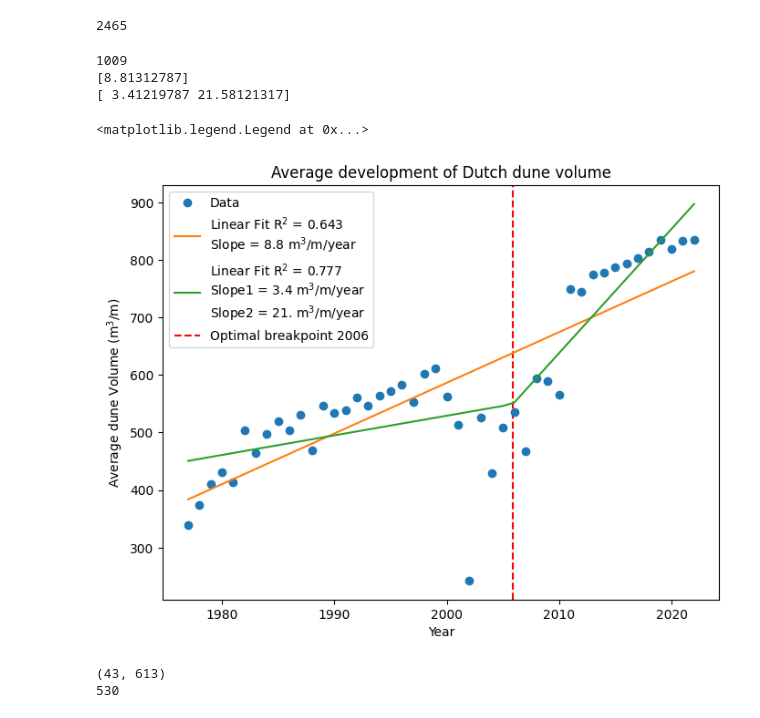
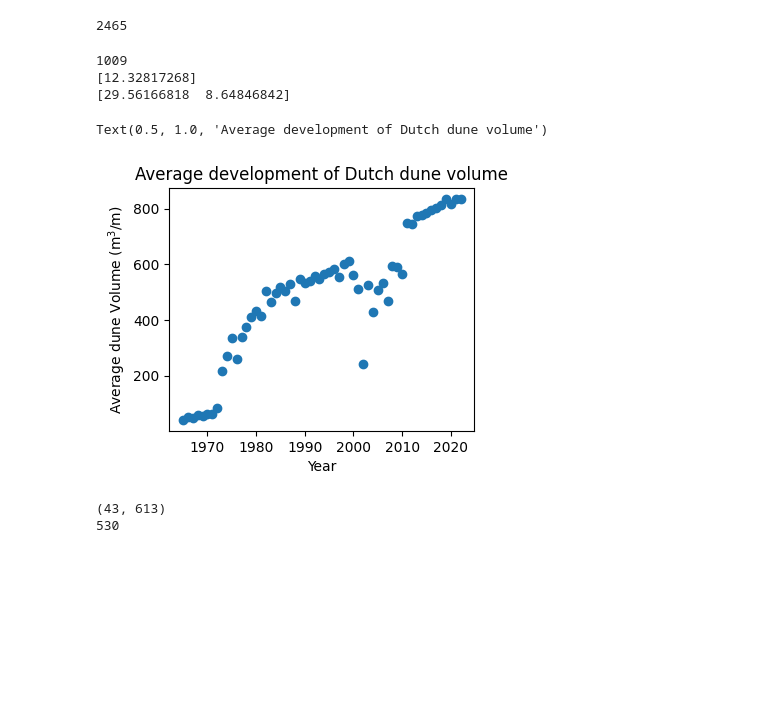
Before and after one commit to Sierd/JAT, a Jupyter notebook: Examples/DuneVolumeS/AllVolumes.ipynb, the cells around one changed output. Drawn from its saved outputs; the diff is of its cells as text; code cells hidden in the pictures; blank space fills up the shorter version.

```diff
--- a/Examples/DuneVolumeS/AllVolumes.ipynb
+++ b/Examples/DuneVolumeS/AllVolumes.ipynb
@@ -69,8 +69,11 @@ print(data_array_filtered.shape[1])
 
 all = np.nansum(data_array_filtered/data_array_filtered.shape[1], axis=1)
 
-x = data.index[12:-2]
-y = all[12:]
+# x = data.index[12:-2]
+# y = all[12:]
+
+x = data.index[:-2]
+y = all[:]
 
 my_pwlf = pwlf.PiecewiseLinFit(x, y)
 res1 = my_pwlf.fit(1)
@@ -79,45 +82,45 @@ y_hat1 = my_pwlf.predict(x)
 # value of slope and intercept
 print(my_pwlf.slopes)
 
 cm = 1/2.54
 
-fig, ax = plt.subplots(figsize=(20*cm, 15*cm))
+fig, ax = plt.subplots(figsize=(10*cm, 8*cm))
 ax.plot(x, y, 'o', label='Data')
-ax.plot(x, y_hat1, '-', label = 'Linear Fit R$^2$ = ' + str(my_pwlf.r_squared())[0:5] +
-        '\nSlope = ' + str(my_pwlf.slopes[0])[0:3] + ' m$^3$/m/year')
+# ax.plot(x, y_hat1, '-', label = 'Linear Fit R$^2$ = ' + str(my_pwlf.r_squared())[0:5] +
+#         '\nSlope = ' + str(my_pwlf.slopes[0])[0:3] + ' m$^3$/m/year')
 # ax.plot(data.index[12:-2], all[12:],'o', label='transects ' + str(data_array_filtered.shape[1]) + '/' + str(data_array.shape[1]) + '\n '
 # 'datapoints = ' + str(n_datapoints))
 
 # ax.plot(x, y_hat1, '-', label='Linear Fit R$^2$ = ' + str(my_pwlf.r_squared())[0:5])
 
 res2 = my_pwlf.fit(2)
 y_hat2 = my_pwlf.predict(x)
 print(my_pwlf.slopes)
 
 
 
 # Plot the piecewise linear fit
-ax.plot(x, y_hat2, '-', label = 'Linear Fit R$^2$ = ' + str(my_pwlf.r_squared())[0:5] +
-        '\nSlope1 = ' + str(my_pwlf.slopes[0])[0:3] + ' m$^3$/m/year' +
-        '\nSlope2 = ' + str(my_pwlf.slopes[1])[0:3] + ' m$^3$/m/year')
+# ax.plot(x, y_hat2, '-', label = 'Linear Fit R$^2$ = ' + str(my_pwlf.r_squared())[0:5] +
+#         '\nSlope1 = ' + str(my_pwlf.slopes[0])[0:3] + ' m$^3$/m/year' +
+#         '\nSlope2 = ' + str(my_pwlf.slopes[1])[0:3] + ' m$^3$/m/year')
 # Add vertical line for the optimal breakpoint
-ax.axvline(x=res2[1], color='r', linestyle='--', zorder=0, label='Optimal breakpoint ' + str(res2[1].round())[0:4])
+# ax.axvline(x=res2[1], color='r', linestyle='--', zorder=0, label='Optimal breakpoint ' + str(res2[1].round())[0:4])
 
 # ad abels and title
 ax.set_xlabel('Year')
 ax.set_ylabel('Average dune Volume (m$^3$/m)')
 ax.set_title('Average development of Dutch dune volume')
 
 
 
 #show legend
-plt.legend()
+# ax.legend(loc='upper left', bbox_to_anchor=(0.3, -0.2), fontsize=8)
 # %% [output]
 1009
-[8.81312787]
-[ 3.41219787 21.58121317]
+[12.32817268]
+[29.56166818  8.64846842]
-<matplotlib.legend.Legend at 0x...>
+Text(0.5, 1.0, 'Average development of Dutch dune volume')
-[figure, old version]
+[figure, new version]
 # %%
 # filter data array for all collumns that start with 8 or 9
 # data_array_sub = data_array[:,[i for i in range(data_array.shape[1]) if
```
Also changed, not shown: 3 other files.
